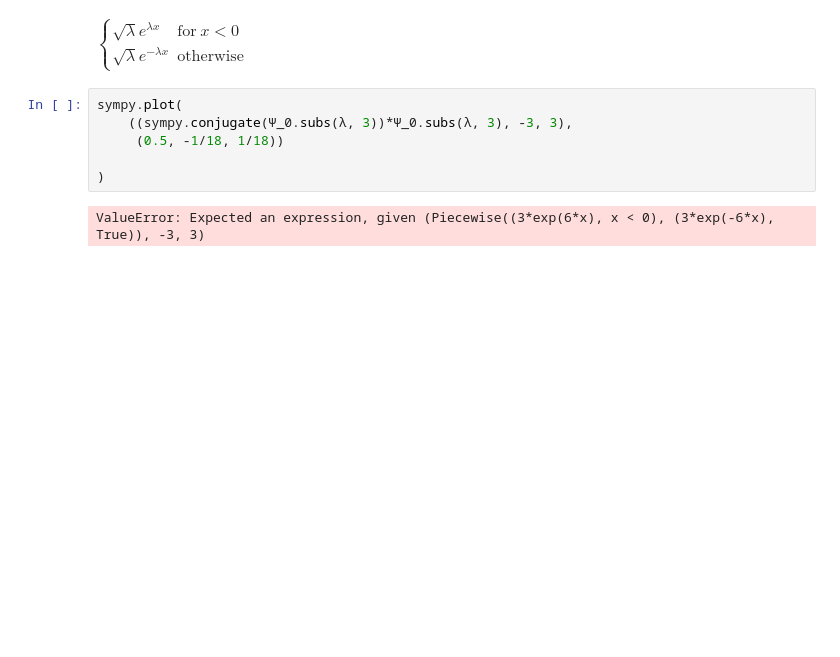
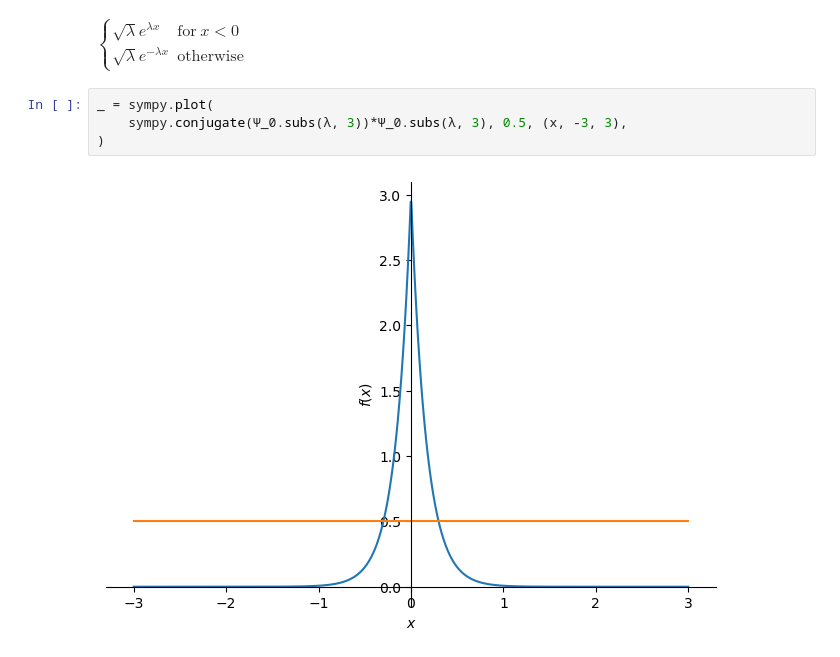
Before and after one commit to gjbex/Scientific-Python, a Jupyter notebook: source-code/sympy/griffith_chapter_01.ipynb, the cells around one changed output. Cells and saved outputs as stored; diff of their text form; blank space fills up the shorter version.

Commit message:
Fix plot

```diff
--- a/source-code/sympy/griffith_chapter_01.ipynb
+++ b/source-code/sympy/griffith_chapter_01.ipynb
@@ -137,10 +137,8 @@ $\displaystyle \frac{1}{2 \lambda^{2}}$
 # %% [output]
 $\displaystyle \begin{cases} \sqrt{\lambda} e^{\lambda x} & \text{for}\: x < 0 \\\sqrt{\lambda} e^{- \lambda x} & \text{otherwise} \end{cases}$
 # %%
-sympy.plot(
-    ((sympy.conjugate(Ψ_0.subs(λ, 3))*Ψ_0.subs(λ, 3), -3, 3),
-     (0.5, -1/18, 1/18))
-
+_ = sympy.plot(
+    sympy.conjugate(Ψ_0.subs(λ, 3))*Ψ_0.subs(λ, 3), 0.5, (x, -3, 3),
 )
 # %% [output]
-ValueError: Expected an expression, given (Piecewise((3*exp(6*x), x < 0), (3*exp(-6*x), True)), -3, 3)
+[figure, added]
```
Also changed, not shown: 1 other file.
